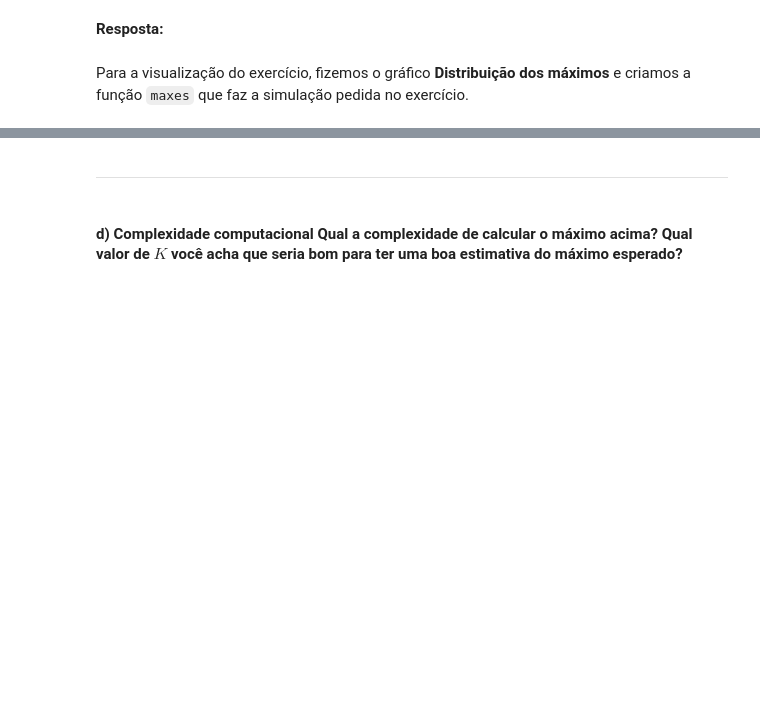
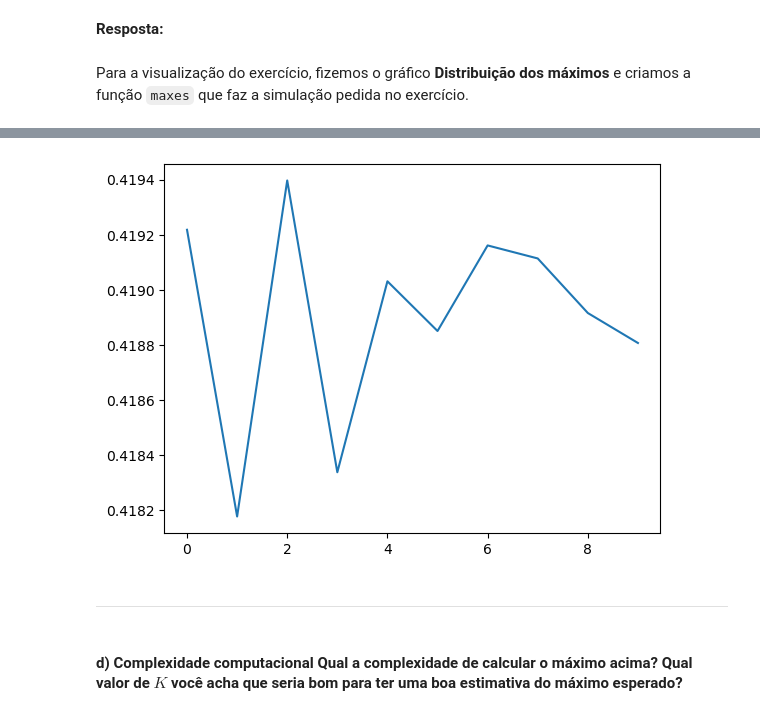
Before and after one commit to alexoliveiraFGV24/rand_nla, a Jupyter notebook: final/Projeto4.ipynb, the cells around one changed output, grey strips where cells are left out. Cells and saved outputs as stored; diff of their text form; code cells hidden in the pictures; blank space fills up the shorter version.

```diff
--- a/final/Projeto4.ipynb
+++ b/final/Projeto4.ipynb
@@ -141,3 +141,14 @@ plot_dist([maxes_vals], ["Máximos"], xlabel="Máximo ⟨A_i, A_j⟩ / (||A_i|||
+# %%
+means = []
+for k in range(800, 10000, 1000):
+    maxes_vals = maxes(k, 100, 300)
+    mean_max = np.mean(maxes_vals)
+    means.append(mean_max)
+
+plt.plot(means)
+plt.show()
+# %% [output]
+[figure, added]
 # %% [markdown]
 ---
 # %% [markdown]
```
Also changed, not shown: parts of 11 cells of this notebook.
